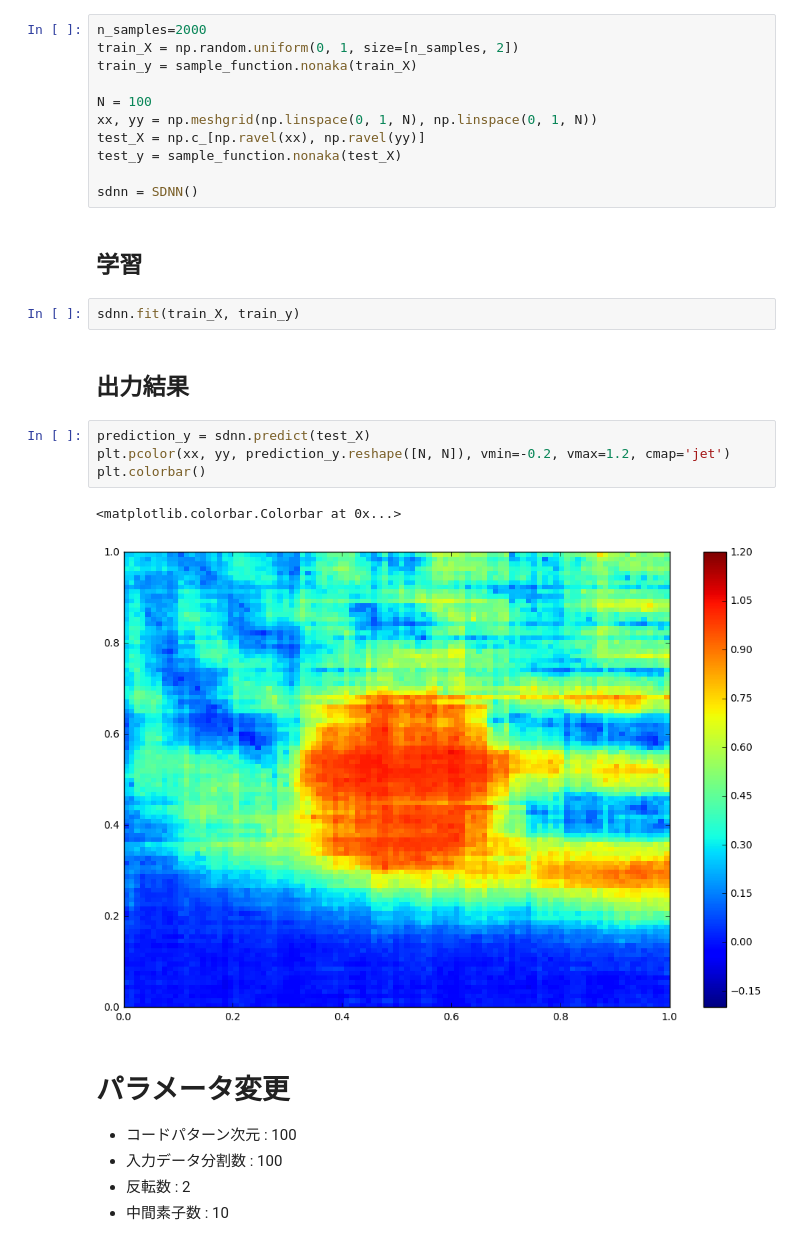
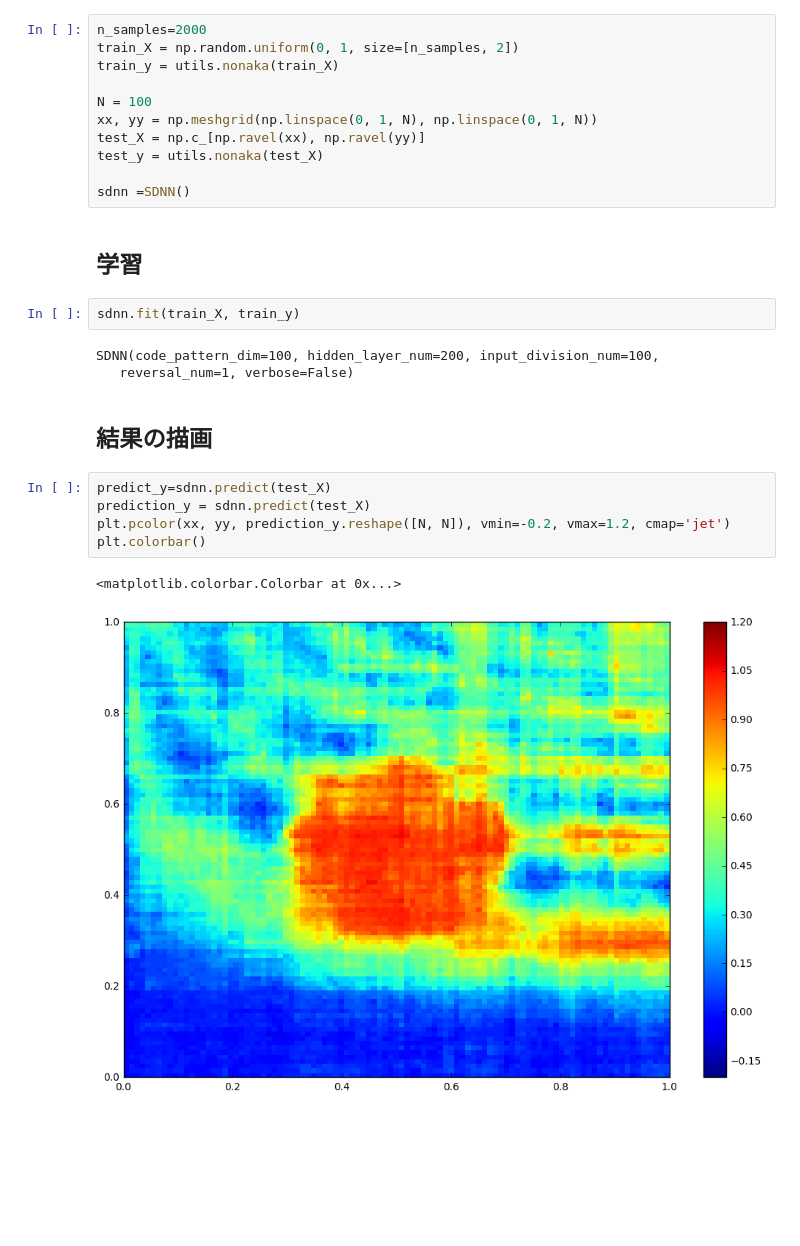
Before and after one commit to gatakaba/pySDNN, a Jupyter notebook: notebook/SDNN.ipynb, the cells around one changed output. Cells and saved outputs as stored; diff of their text form; blank space fills up the shorter version.

```diff
--- a/notebook/SDNN.ipynb
+++ b/notebook/SDNN.ipynb
@@ -16,30 +13,28 @@ plt.rcParams["figure.figsize"] = [12,8]
 # %%
 n_samples=2000
 train_X = np.random.uniform(0, 1, size=[n_samples, 2])
-train_y = sample_function.nonaka(train_X)
+train_y = utils.nonaka(train_X)
 
 N = 100
 xx, yy = np.meshgrid(np.linspace(0, 1, N), np.linspace(0, 1, N))
 test_X = np.c_[np.ravel(xx), np.ravel(yy)]
-test_y = sample_function.nonaka(test_X)
+test_y = utils.nonaka(test_X)
 
-sdnn = SDNN()
+sdnn =SDNN()
 # %% [markdown]
 ## 学習
 # %%
 sdnn.fit(train_X, train_y)
+# %% [output]
+SDNN(code_pattern_dim=100, hidden_layer_num=200, input_division_num=100,
+   reversal_num=1, verbose=False)
 # %% [markdown]
-## 出力結果
+## 結果の描画
 # %%
+predict_y=sdnn.predict(test_X)
 prediction_y = sdnn.predict(test_X)
 plt.pcolor(xx, yy, prediction_y.reshape([N, N]), vmin=-0.2, vmax=1.2, cmap='jet')
 plt.colorbar()
 # %% [output]
 <matplotlib.colorbar.Colorbar at 0x...>
-[figure, old version]
+[figure, new version]
-# %% [markdown]
-# パラメータ変更
-- コードパターン次元 : 100
-- 入力データ分割数 : 100
-- 反転数 : 2
-- 中間素子数 : 10
```
Also changed, not shown: parts of 4 cells of this notebook, 4 other files.
